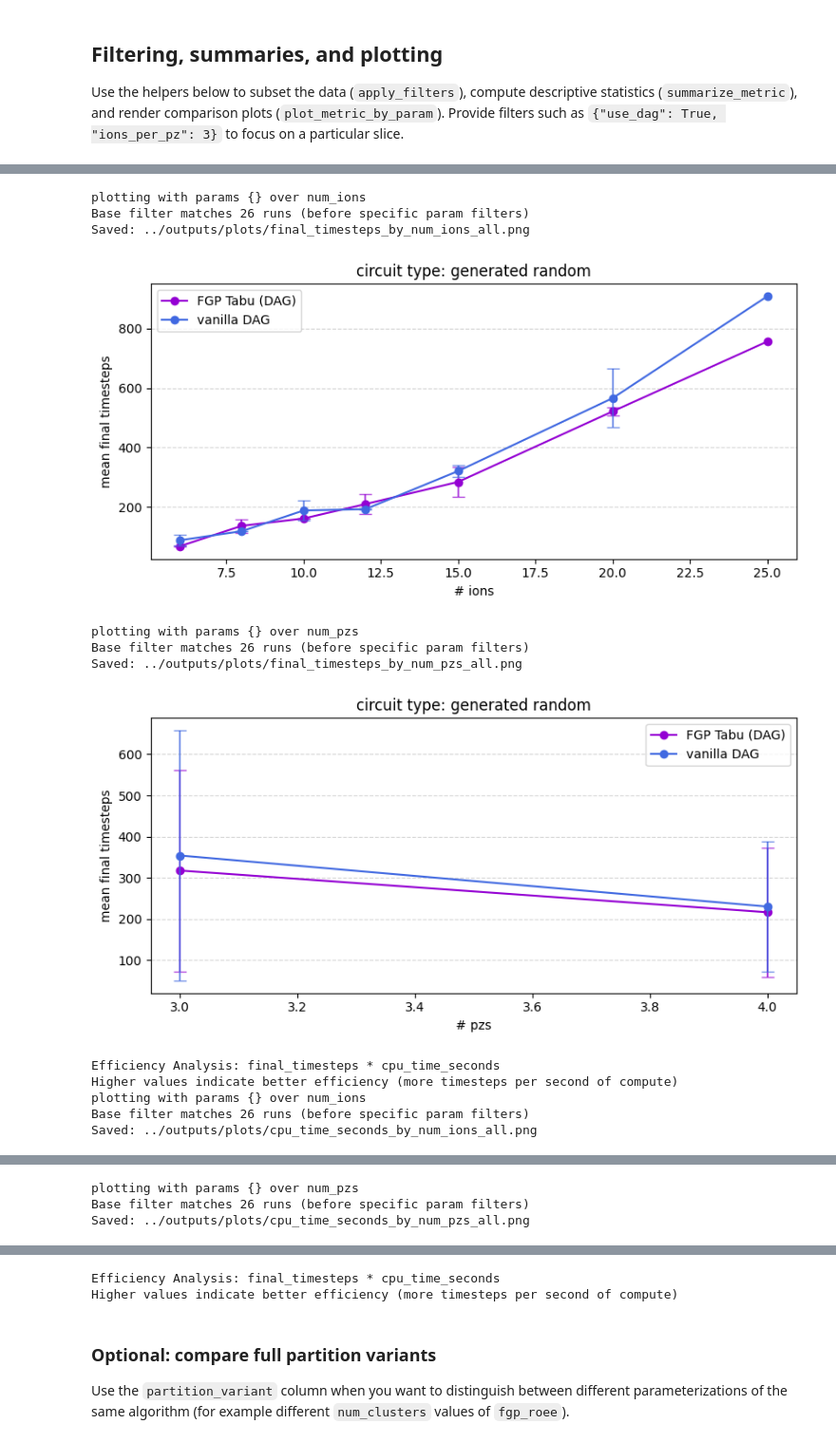
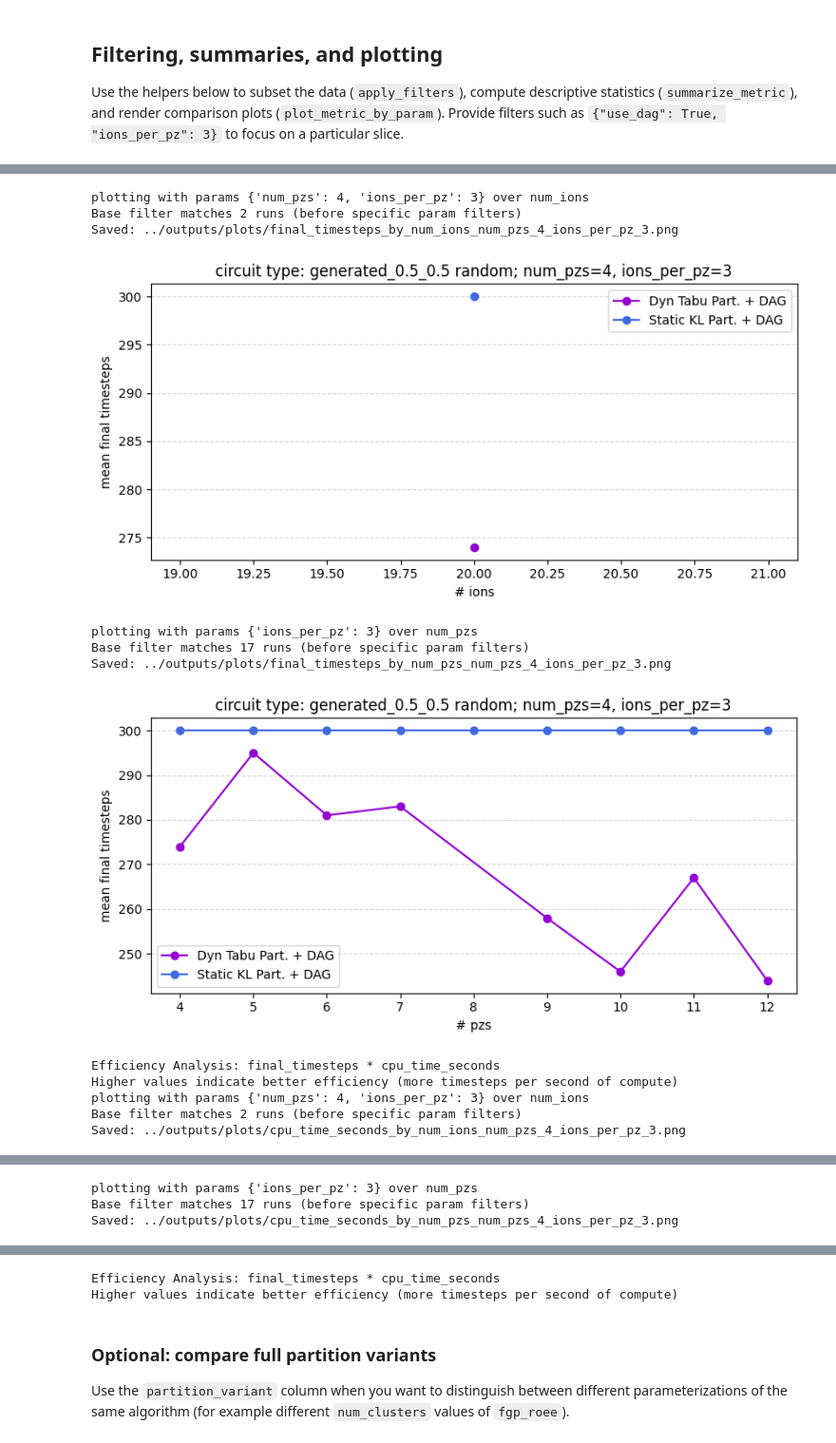
Before and after one commit to linusschulte/ionshuttler, a Jupyter notebook: notebooks/partitioning_comparison.ipynb, the cells around one changed output, grey strips where cells are left out. Shown at 95% size. Cells and saved outputs as stored; diff of their text form; code cells hidden in the pictures.

Commit message:
Some bugfixes for scheduling issues. Some plotting and analysis tools

```diff
--- a/notebooks/partitioning_comparison.ipynb
+++ b/notebooks/partitioning_comparison.ipynb
@@ -372,21 +372,21 @@ summarize_metric(success_df, metric="final_timesteps", varying_param="grid_size"
 
 parameters_to_sweep = ["num_ions", "num_pzs"]
 #parameters_to_sweep = ["num_ions", "grid_size", "num_pzs", "algo_sigma"]#, "algo_lookahead_weight_factor", "algo_balance_penalty"]
-
+#parameters_to_sweep = ["num_ions", "grid_size", "num_pzs", "mz_trap_size"]
 
 # Define fixed parameters for filtering
 #fixed_params = {"ions_per_pz": 3, "num_pzs": 2, "num_ions": 10}  # Example: fix ions per processing zone to 2
 #fixed_params = {"algo_sigma" : 1.88, "algo_balance_penalty": 0.19, "ions_per_pz": 2, "num_pzs": 3, "num_ions": 15}
 #fixed_params = {"algo_sigma" : 1.88, "algo_balance_penalty": 0.19, "num_ions": 10, "num_pzs": 2, "ions_per_pz": 2, "grid_size": 3}
 #fixed_params = {"use_dag": False}
-fixed_params = {}
+fixed_params = {"num_pzs": 4, "ions_per_pz": 3}
 
 specific_param_combinations = {
     "vanilla KL" : {"partition_method": "none", "use_dag": False},
-    "vanilla DAG" : {"partition_method": "none", "use_dag": True},
+    "Static KL Part. + DAG" : {"partition_method": "none", "use_dag": True},
     #"FGP Tabu (enforced)" : {"partition_method": "fgp_tabu", "enforce_slice_plan": True, "use_dag": False},
     "FGP Tabu (free)" : {"partition_method": "fgp_tabu", "enforce_slice_plan": False, "use_dag": False},
-    "FGP Tabu (DAG)" : {"partition_method": "fgp_tabu", "enforce_slice_plan": False, "use_dag": True},
+    "Dyn Tabu Part. + DAG" : {"partition_method": "fgp_tabu", "enforce_slice_plan": False, "use_dag": True},
 }
 
 
@@ -423,7 +423,8 @@ for metric in ["final_timesteps", "cpu_time_seconds"]:
         # Update title to include fixed parameters
         current_title = ax.get_title()
         circuit_type = file_metadata["algorithm_name"]+str(" random") if "generated" in file_metadata["algorithm_name"] else file_metadata["algorithm_name"]
-        ax.set_title(f"circuit type: {circuit_type}")
+        fixed_param_string = ", ".join(f"{k}={v}" for k, v in fixed_params.items())
+        ax.set_title(f"circuit type: {circuit_type}; {fixed_param_string}")
         # Save with descriptive filename
         filename = f"../outputs/plots/{metric}_by_{param}_{param_suffix}.png"
         plt.savefig(filename)
@@ -442,44 +443,45 @@ for metric in ["final_timesteps", "cpu_time_seconds"]:
             local_fixed_params = {k: v for k, v in fixed_params.items() if k != param}
             filtered_df = apply_filters(success_df, local_fixed_params)
 
             if filtered_df.empty:
                 print(f"No data for parameter {param} with filters {local_fixed_params}")
                 continue
 
             # Add efficiency metric
             filtered_df = filtered_df.copy()
             filtered_df['efficiency'] = filtered_df['final_timesteps'] * filtered_df['cpu_time_seconds']
 
             print(f"plotting efficiency over {param} with fixed params: {local_fixed_params}")
             print(f"Filtered to {len(filtered_df)} runs")
 
             result = plot_metric_by_param(filtered_df, metric="efficiency", varying_param=param, method_col="partition_method")
             if result is None:
                 print("No data to plot for this configuration; skipping figure.")
                 continue
 
             fig, ax = result
             current_title = ax.get_title()
             circuit_type = file_metadata["algorithm_name"]+str(" random") if "generated" in file_metadata["algorithm_name"] else file_metadata["algorithm_name"]
-            ax.set_title(f"circuit type: {circuit_type}")
+            fixed_param_string = ", ".join(f"{k}={v}" for k, v in fixed_params.items())
+            ax.set_title(f"circuit type: {circuit_type} + {fixed_param_string}")
             ax.set_ylabel("mean efficiency (timesteps/cpu_second)")
 
             # Save with descriptive filename
             filename = f"../outputs/plots/efficiency_by_{param}_{param_suffix}.png"
             plt.savefig(filename)
             print(f"Saved: {filename}")
             plt.show()
 # %% [output]
-plotting with params {} over num_ions
-Base filter matches 26 runs (before specific param filters)
-Saved: ../outputs/plots/final_timesteps_by_num_ions_all.png
+plotting with params {'num_pzs': 4, 'ions_per_pz': 3} over num_ions
+Base filter matches 2 runs (before specific param filters)
+Saved: ../outputs/plots/final_timesteps_by_num_ions_num_pzs_4_ions_per_pz_3.png
-[figure, old version]
+[figure, new version]
-plotting with params {} over num_pzs
-Base filter matches 26 runs (before specific param filters)
-Saved: ../outputs/plots/final_timesteps_by_num_pzs_all.png
+plotting with params {'ions_per_pz': 3} over num_pzs
+Base filter matches 17 runs (before specific param filters)
+Saved: ../outputs/plots/final_timesteps_by_num_pzs_num_pzs_4_ions_per_pz_3.png
-[figure, old version]
+[figure, new version]
 Efficiency Analysis: final_timesteps * cpu_time_seconds
 Higher values indicate better efficiency (more timesteps per second of compute)
-plotting with params {} over num_ions
-Base filter matches 26 runs (before specific param filters)
-Saved: ../outputs/plots/cpu_time_seconds_by_num_ions_all.png
+plotting with params {'num_pzs': 4, 'ions_per_pz': 3} over num_ions
+Base filter matches 2 runs (before specific param filters)
+Saved: ../outputs/plots/cpu_time_seconds_by_num_ions_num_pzs_4_ions_per_pz_3.png
@@ -487,3 +489,3 @@ Saved: ../outputs/plots/cpu_time_seconds_by_num_ions_all.png
-plotting with params {} over num_pzs
-Base filter matches 26 runs (before specific param filters)
-Saved: ../outputs/plots/cpu_time_seconds_by_num_pzs_all.png
+plotting with params {'ions_per_pz': 3} over num_pzs
+Base filter matches 17 runs (before specific param filters)
+Saved: ../outputs/plots/cpu_time_seconds_by_num_pzs_num_pzs_4_ions_per_pz_3.png
```
Also changed, not shown: parts of 8 cells of this notebook, 10 other files.
